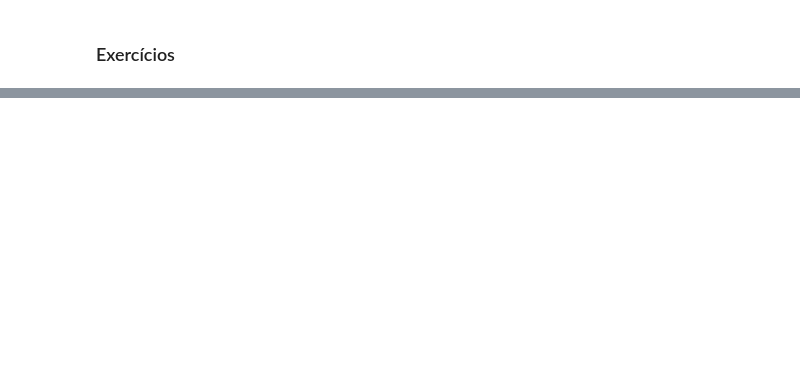
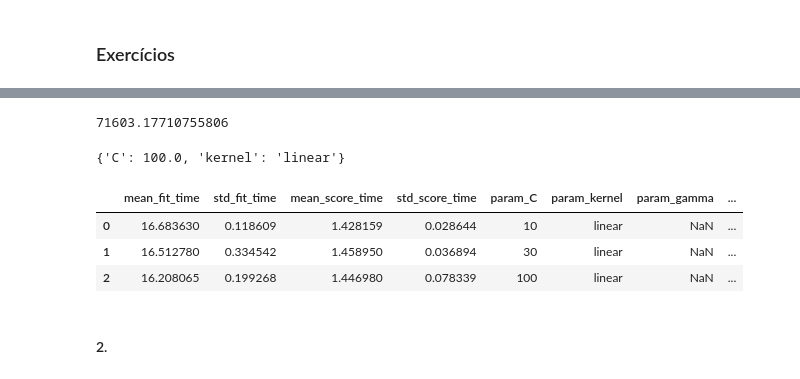
Before and after one commit to LilianeAquino/hands_on_aprendizado_de_maquina, a Jupyter notebook: 02_end_to_end_machine_learning_project.ipynb, the cells around one changed output, grey strips where cells are left out. Drawn from its saved outputs; the diff is of its cells as text; code cells hidden in the pictures; blank space fills up the shorter version.

```diff
--- a/Capítulo 02 - Housing.ipynb
+++ b/02_end_to_end_machine_learning_project.ipynb
@@ -676,0 +664,13 @@ final_mse
+# %%
+from sklearn.svm import SVR
+
+param_grid = [
+        {'kernel': ['linear'], 'C': [10., 30., 100.]},
+        {'kernel': ['rbf'], 'C': [1.0, 3.0, 10.],
+        'gamma': [0.01, 0.03, 0.1]},
+    ]
+
+
+svm_reg = SVR()
+search = GridSearchCV(svm_reg, param_grid, cv=5, scoring='neg_mean_squared_error', verbose=2, n_jobs=4)
+search.fit(housing_prepared, housing_labels)
@@ -676,0 +693,19 @@ final_mse
+# %%
+grid_mse = search.best_score_
+svm_rmse = np.sqrt(-grid_mse)
+svm_rmse
+# %% [output]
+71603.17710755806
+# %%
+search.best_params_
+# %% [output]
+{'C': 100.0, 'kernel': 'linear'}
+# %%
+pd.DataFrame(search.cv_results_).head(3)
+# %% [output]
+|  | mean_fit_time | std_fit_time | mean_score_time | std_score_time | param_C | param_kernel | param_gamma | ... |
+| 0 | 16.683630 | 0.118609 | 1.428159 | 0.028644 | 10 | linear | NaN | ... |
+| 1 | 16.512780 | 0.334542 | 1.458950 | 0.036894 | 30 | linear | NaN | ... |
+| 2 | 16.208065 | 0.199268 | 1.446980 | 0.078339 | 100 | linear | NaN | ... |
+# %% [markdown]
+#### 2.
```
Also changed, not shown: parts of 25 cells of this notebook.
